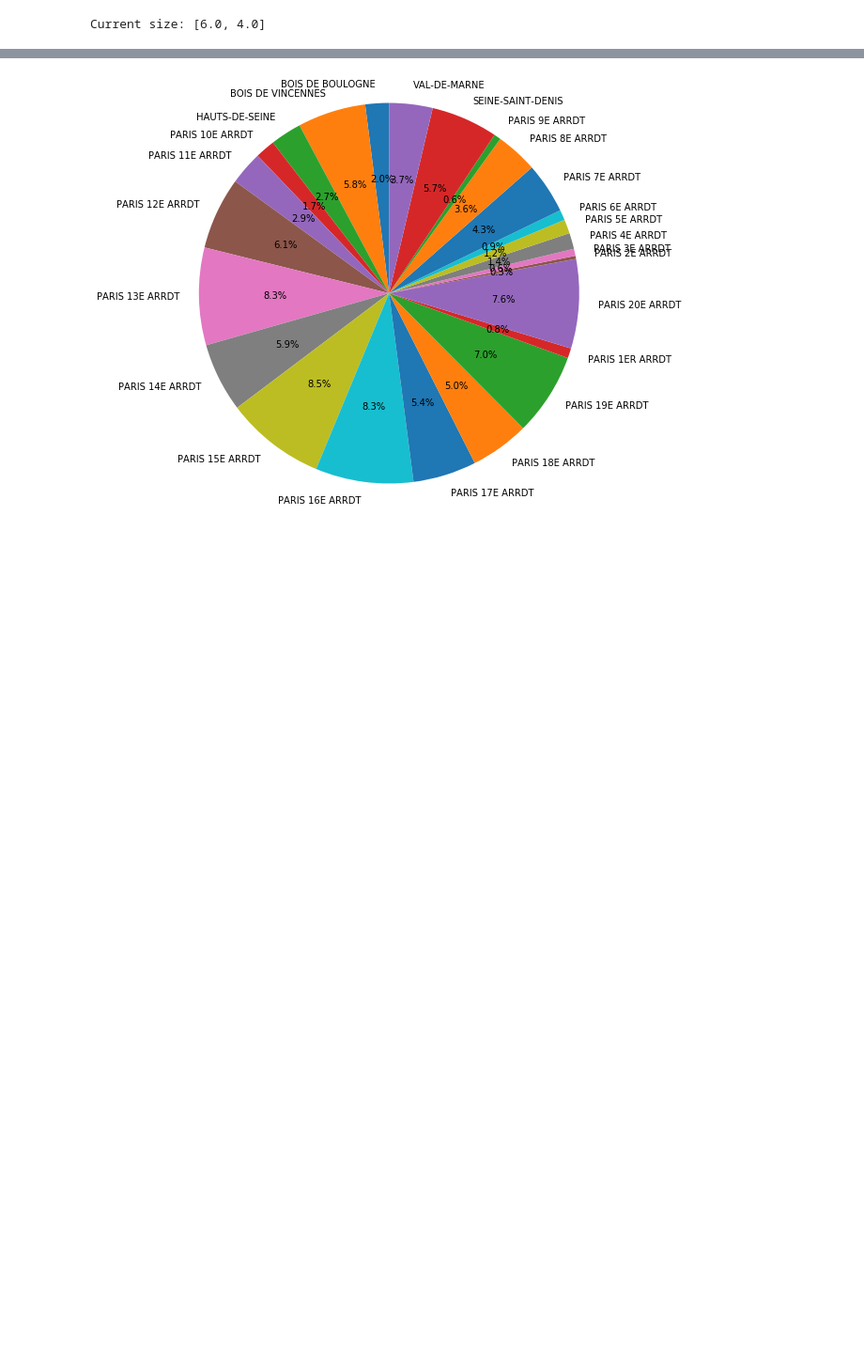
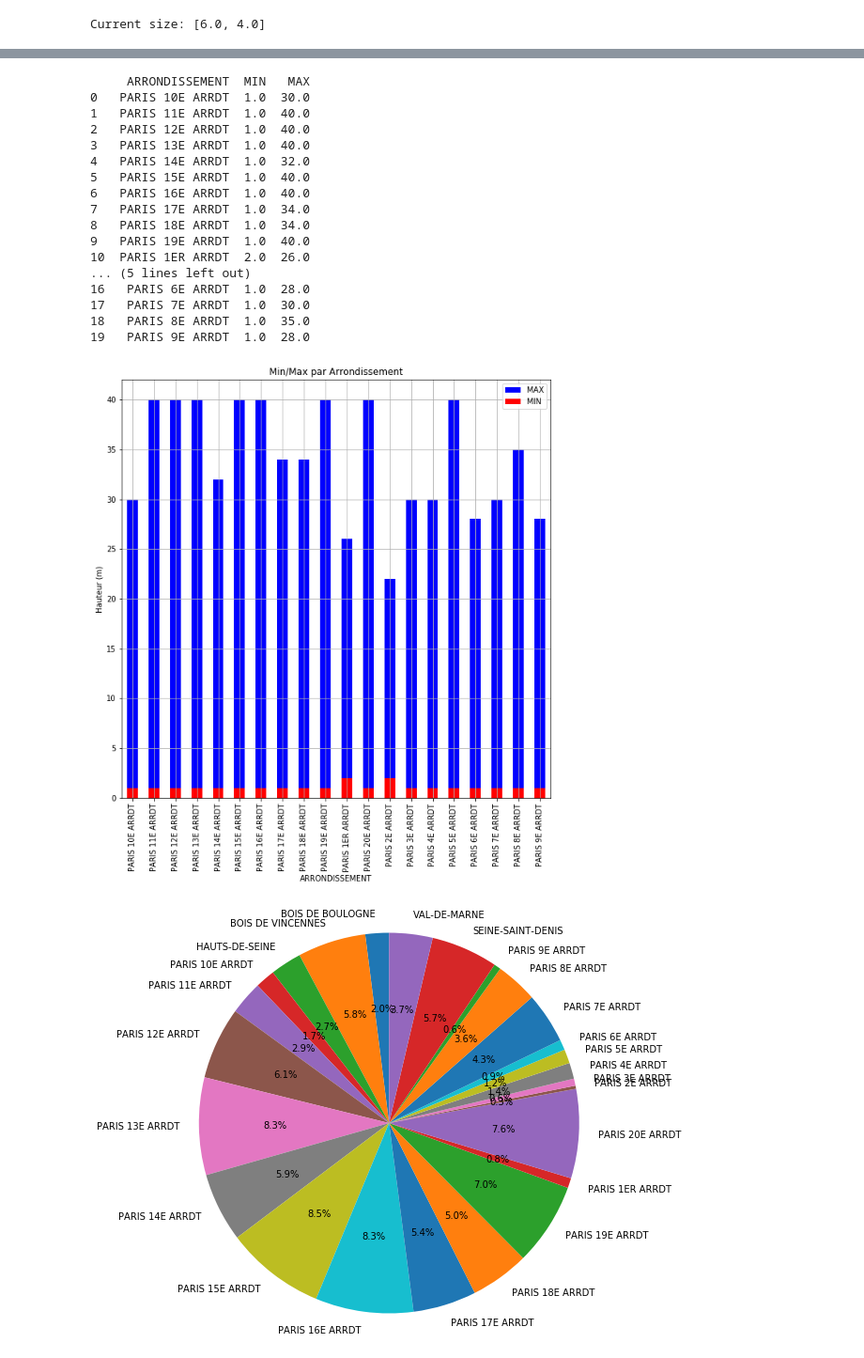
Before and after one commit to emarciano78/ArbresParis, a Jupyter notebook: arbres.ipynb, the cells around one changed output, grey strips where cells are left out. Shown at 94% size. Saved outputs shown, nothing was run; the diff lists cells and outputs as text; code cells hidden in the pictures; blank space fills up the shorter version.

```diff
--- a/arbres.ipynb
+++ b/arbres.ipynb
@@ -106,3 +167,50 @@ Error in callback <function flush_figures at 0x...> (for post_execute):
+# %%
+# Hauteur Min/Max par ARRONDISSEMENT
+# ----------------------------------
+
+# Set figure width to 15 and height to 10
+fig_size[0] = 10.0
+fig_size[1] = 10.0
+plt.rcParams["figure.figsize"] = fig_size
+
+df1 = df[(df["HAUTEUR_m"] >= 1) & (df["HAUTEUR_m"] <= 40)]   # Ne recupere que les arbres entre 1 m et 40 m
+df1 = df1[df1['ARRONDISSEMENT'].str.contains("PARIS")]       # Ne recupere que les Arrondissement de PARIS
+
+dfmin = df1.groupby(["ARRONDISSEMENT"])["HAUTEUR_m"].min()   # Création d'une liste avec la taille min par Arrondissement
+dfmax = df1.groupby(["ARRONDISSEMENT"])["HAUTEUR_m"].max()   # Création d'une liste avec la taille max par Arrondissement
+
+df2 = pd.concat([dfmin, dfmax], axis=1).reset_index()    # Création d'une dataframe avec les deux listes
+df2 = df2.set_axis(['ARRONDISSEMENT','MIN', 'MAX'], axis=1, inplace=False)  # Nommage des colonnes
+
+print(df2)
+
+ax = plt.gca() # gca stands for 'get current axis'
+df2.plot(kind='bar',x='ARRONDISSEMENT',y='MAX', color='blue', ax=ax)  # Création des 2 graphes
+df2.plot(kind='bar',x='ARRONDISSEMENT',y='MIN', color='red', ax=ax)
+
+plt.title('Min/Max par Arrondissement')    # Titre
+plt.ylabel("Hauteur (m)")
+plt.grid(True)                             # Affichage d'une grille
+plt.show()
+# %% [output]
+     ARRONDISSEMENT  MIN   MAX
+0   PARIS 10E ARRDT  1.0  30.0
+1   PARIS 11E ARRDT  1.0  40.0
+2   PARIS 12E ARRDT  1.0  40.0
+3   PARIS 13E ARRDT  1.0  40.0
+4   PARIS 14E ARRDT  1.0  32.0
+5   PARIS 15E ARRDT  1.0  40.0
+6   PARIS 16E ARRDT  1.0  40.0
+7   PARIS 17E ARRDT  1.0  34.0
+8   PARIS 18E ARRDT  1.0  34.0
+9   PARIS 19E ARRDT  1.0  40.0
+10  PARIS 1ER ARRDT  2.0  26.0
+... (5 lines left out)
+16   PARIS 6E ARRDT  1.0  28.0
+17   PARIS 7E ARRDT  1.0  30.0
+18   PARIS 8E ARRDT  1.0  35.0
+19   PARIS 9E ARRDT  1.0  28.0
+[figure, added]
 # %%
 # Set figure width to 15 and height to 10
 fig_size[0] = 8.0
```
Also changed, not shown: parts of 10 cells of this notebook.
